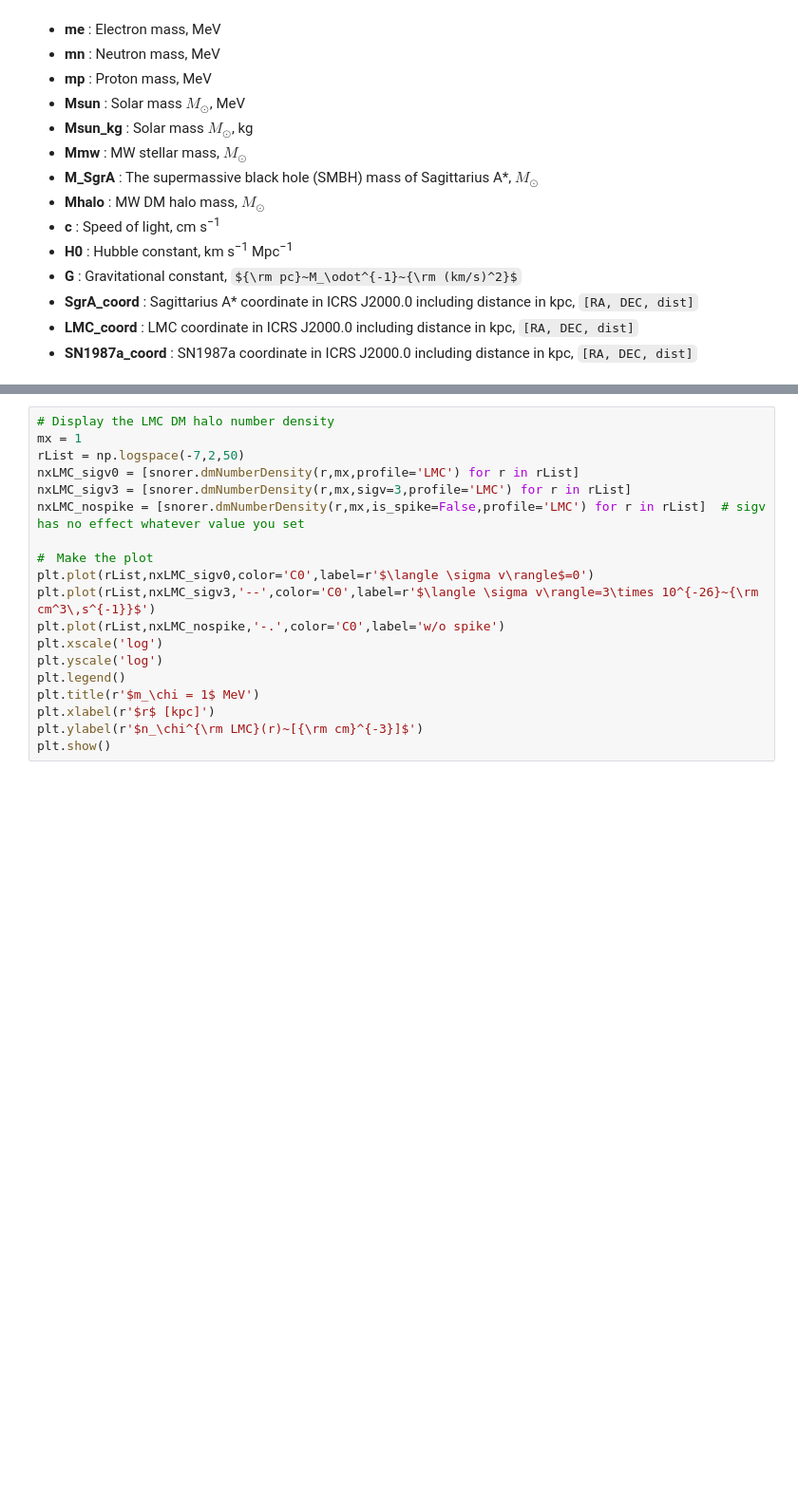
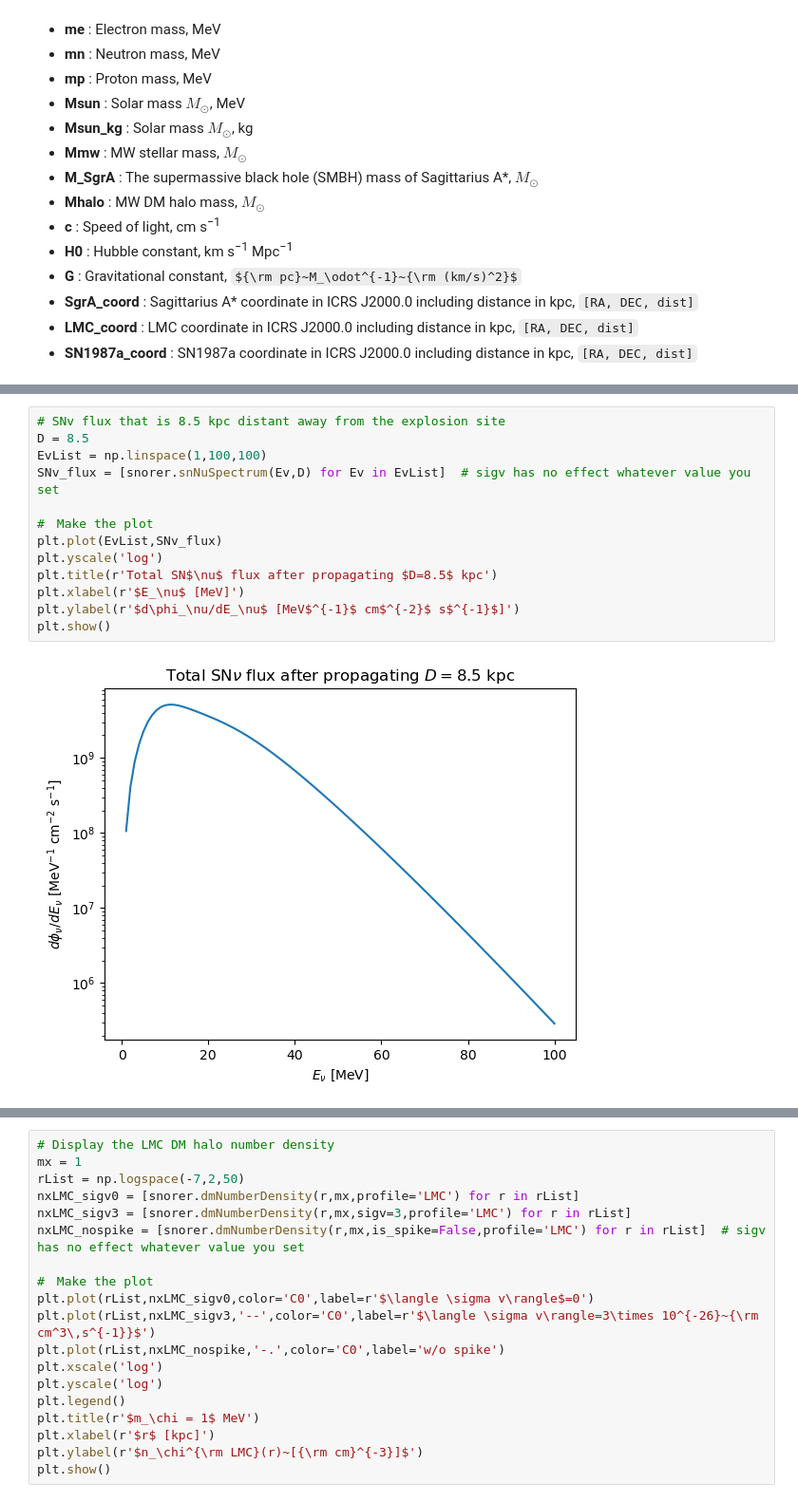
Before and after one commit to yenhsunlin/snorer, a Jupyter notebook: examples/tutorial.ipynb, the cells around one changed output, grey strips where cells are left out. Shown: that part at 95% size. Saved outputs shown, nothing was run; the diff lists cells and outputs as text; some formulas as TeX source; blank space fills up the shorter version.

```diff
--- a/examples/tutorial.ipynb
+++ b/examples/tutorial.ipynb
@@ -90 +91,16 @@ Returns:
+# %%
+# SNv flux that is 8.5 kpc distant away from the explosion site
+D = 8.5
+EvList = np.linspace(1,100,100)
+SNv_flux = [snorer.snNuSpectrum(Ev,D) for Ev in EvList]  # sigv has no effect whatever value you set
+
+#　Make the plot
+plt.plot(EvList,SNv_flux)
+plt.yscale('log')
+plt.title(r'Total SN$\nu$ flux after propagating $D=8.5$ kpc')
+plt.xlabel(r'$E_\nu$ [MeV]')
+plt.ylabel(r'$d\phi_\nu/dE_\nu$ [MeV$^{-1}$ cm$^{-2}$ s$^{-1}$]')
+plt.show()
+# %% [output]
+[figure, added]
 # %% [markdown]
```
Also changed, not shown: parts of 11 cells of this notebook.
